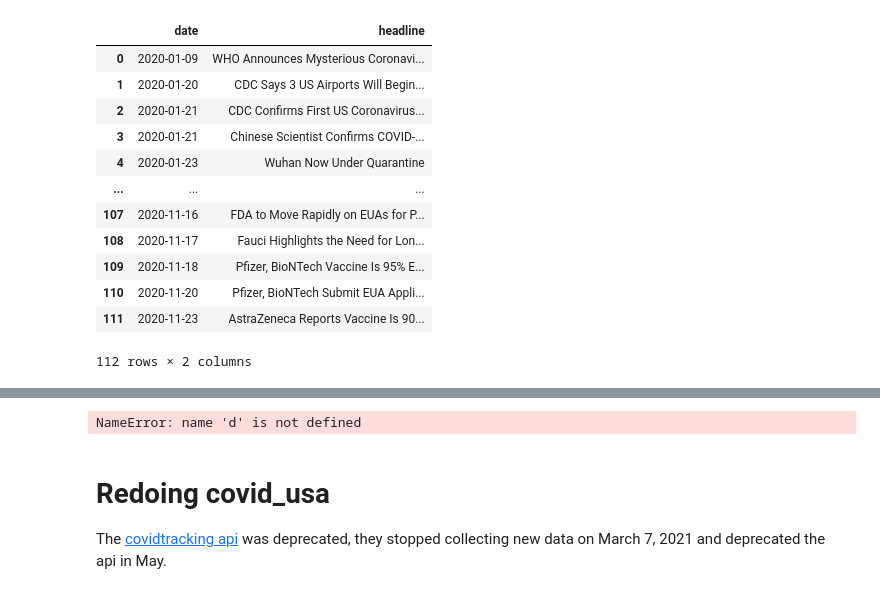
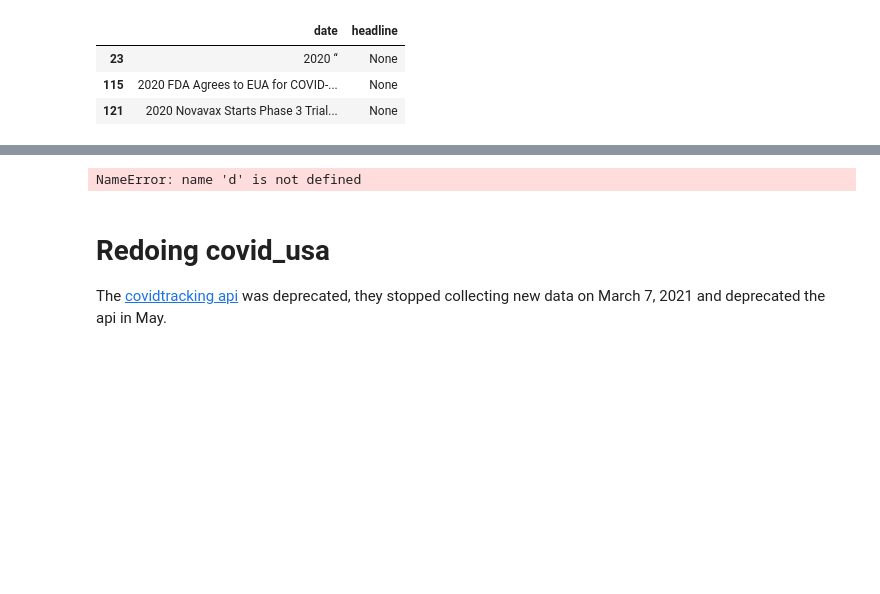
Before and after one commit to pomkos/covid_dash, a Jupyter notebook: covid_soup.ipynb, the cells around one changed output, grey strips where cells are left out. Drawn from its saved outputs; the diff is of its cells as text; code cells hidden in the pictures; blank space fills up the shorter version.

```diff
--- a/covid_soup.ipynb
+++ b/covid_soup.ipynb
@@ -25,3 +246,10 @@ df_news.date = "2020 " + df_news['date']
 df_news.date = df_news.date.str.replace('  ',' ')
 df_news.date = df_news.date.str.strip()
 df_news.date = df_news.date.str.replace(" \xad",'')
+# %%
+df_news[df_news['headline'].isna()]
+# %% [output]
+|  | date | headline |
+| 23 | 2020 “ | None |
+| 115 | 2020 FDA Agrees to EUA for COVID-... | None |
+| 121 | 2020 Novavax Starts Phase 3 Trial... | None |
@@ -29,19 +263,3 @@ df_news.date = df_news.date.str.replace(" \xad",'')
 df_news = df_news.drop(23) # this is empty
 df_news = df_news.reset_index(drop=True)
 df_news.date = pd.to_datetime(df_news['date'])
-# %%
-df_news
-# %% [output]
-|  | date | headline |
-| 0 | 2020-01-09 | WHO Announces Mysterious Coronavi... |
-| 1 | 2020-01-20 | CDC Says 3 US Airports Will Begin... |
-| 2 | 2020-01-21 | CDC Confirms First US Coronavirus... |
-| 3 | 2020-01-21 | Chinese Scientist Confirms COVID-... |
-| 4 | 2020-01-23 | Wuhan Now Under Quarantine |
-| ... | ... | ... |
-| 107 | 2020-11-16 | FDA to Move Rapidly on EUAs for P... |
-| 108 | 2020-11-17 | Fauci Highlights the Need for Lon... |
-| 109 | 2020-11-18 | Pfizer, BioNTech Vaccine Is 95% E... |
-| 110 | 2020-11-20 | Pfizer, BioNTech Submit EUA Appli... |
-| 111 | 2020-11-23 | AstraZeneca Reports Vaccine Is 90... |
-112 rows × 2 columns
```
Also changed, not shown: parts of 40 cells of this notebook, 5 other files.
